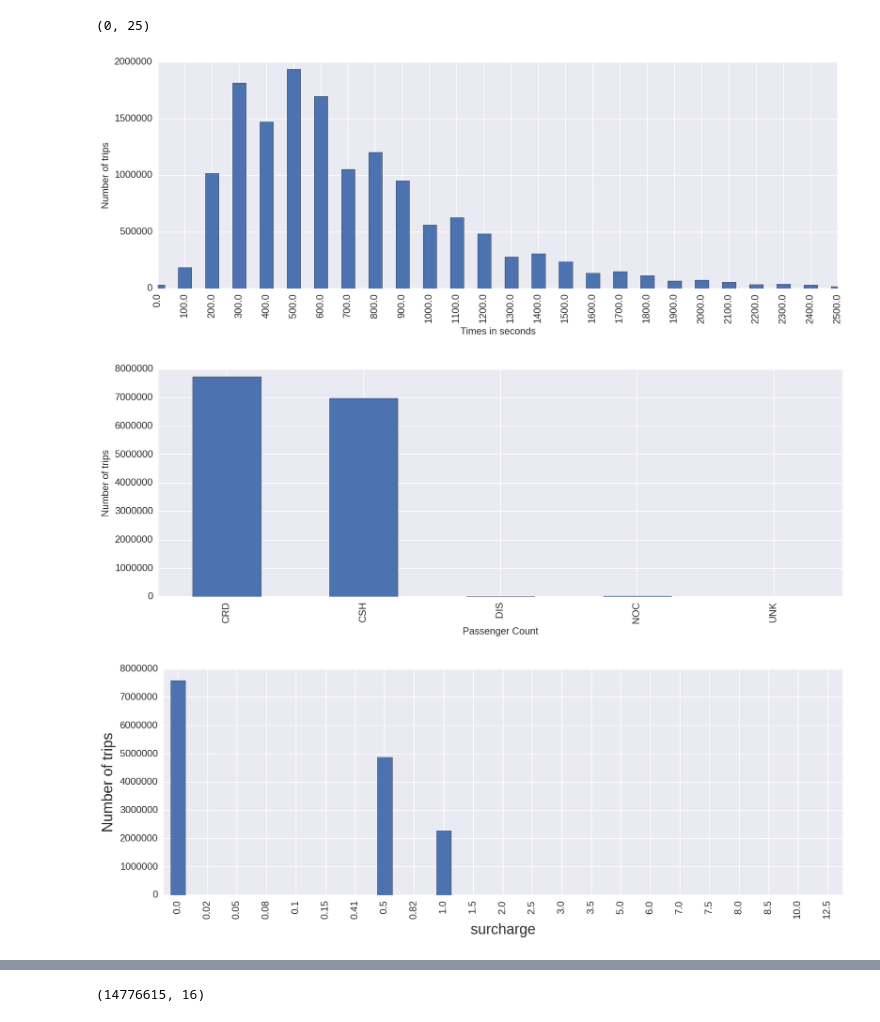
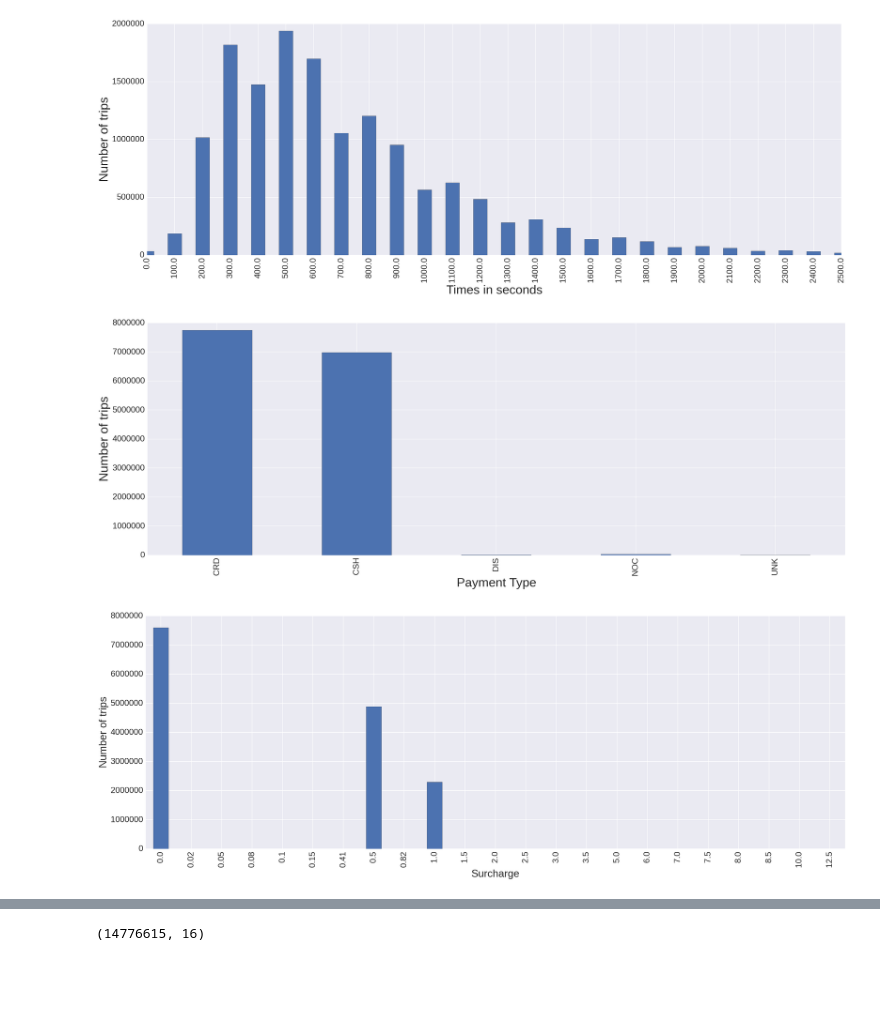
Before and after one commit to bench4ng/nyctaxi, a Jupyter notebook: Data_analysis.ipynb, the cells around one changed output, grey strips where cells are left out. Saved outputs shown, nothing was run; the diff lists cells and outputs as text; code cells hidden in the pictures; blank space fills up the shorter version.

```diff
--- a/Data_analysis.ipynb
+++ b/Data_analysis.ipynb
@@ -42,5 +41,5 @@ data.head()
 # %%
-data_fare = pd.read_csv('G:\Studies\Big Data Systems & Analytics\Project\Data\FOIL2013\FOIL2013\\trip_fare_1\\trip_fare_1.csv',skipinitialspace = True )
+data_fare = pd.read_csv('trip_fare_1.csv',skipinitialspace = True )
 # %%
 data_fare.head()
 # %% [output]
@@ -72,28 +74,30 @@ ax.set_xlim([0, 30])
 # %%
 data['time_distribution'] = data['trip_time_in_secs'].map(lambda x: math.ceil(x * 1.0 /  (100.00))*100)
 # %%
-ax = data.groupby(['time_distribution']).size().plot(kind='bar', figsize=(15, 5))
-ax.set_xlabel('Times in seconds', fontsize=12)
-ax.set_ylabel('Number of trips', fontsize=12)
-ax.tick_params(labelsize=12)
+ax = data.groupby(['time_distribution']).size().plot(kind='bar', figsize=(30, 10))
+ax.set_xlabel('Times in seconds', fontsize=30)
+ax.set_ylabel('Number of trips', fontsize=30)
+ax.tick_params(labelsize=20)
 ax.set_xlim([0, 25])
+plt.savefig('time.eps', format='eps', dpi=1000)
 # %% [output]
-(0, 25)
-[figure, old version]
+[figure, new version]
 # %%
-ax = data_fare.groupby(['payment_type']).size().plot(kind='bar', figsize=(15, 5))
-ax.set_xlabel('Passenger Count', fontsize=12)
-ax.set_ylabel('Number of trips', fontsize=12)
-ax.tick_params(labelsize=12)
+ax = data_fare.groupby(['payment_type']).size().plot(kind='bar', figsize=(30, 10))
+ax.set_xlabel('Payment Type', fontsize=30)
+ax.set_ylabel('Number of trips', fontsize=30)
+ax.tick_params(labelsize=20)
+plt.savefig('payment.eps', format='eps', dpi=1000)
 #ax.set_xlim([0, 10])
 # %% [output]
-[figure, old version]
+[figure, new version]
 # %%
-ax = data_fare.groupby(['surcharge']).size().plot(kind='bar', figsize=(15, 5))
-ax.set_xlabel('surcharge', fontsize=18)
-ax.set_ylabel('Number of trips', fontsize=18)
-ax.tick_params(labelsize=12)
+ax = data_fare.groupby(['surcharge']).size().plot(kind='bar', figsize=(30, 10))
+ax.set_xlabel('Surcharge', fontsize=25)
+ax.set_ylabel('Number of trips', fontsize=25)
+ax.tick_params(labelsize=20)
+plt.savefig('surcharge.eps', format='eps', dpi=1000)
 # %% [output]
-[figure, old version]
+[figure, new version]
 # %%
 data_fare['fare_round'] = data_fare['fare_amount'].map(lambda x : math.ceil(x))
```
Also changed, not shown: parts of 13 cells of this notebook, 3 other files.
